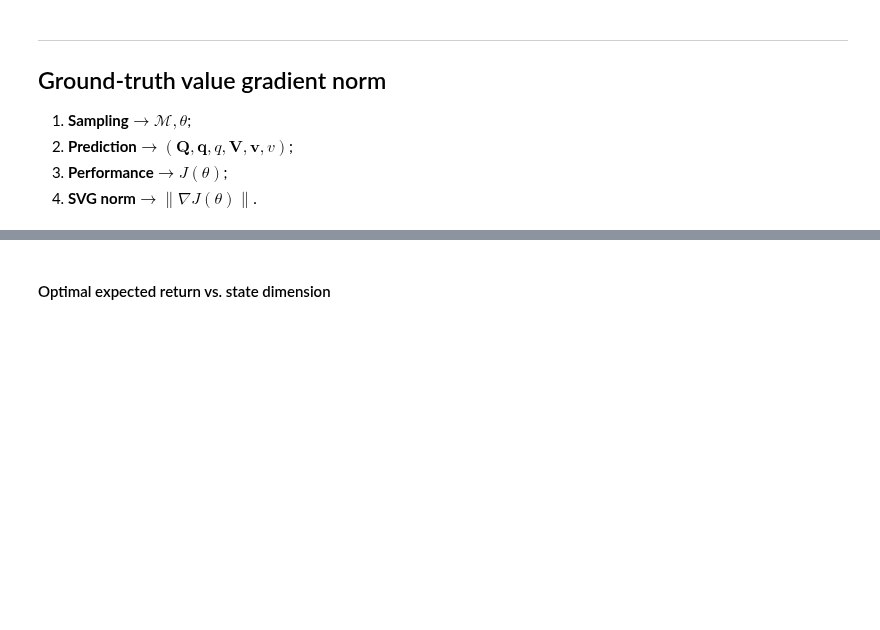
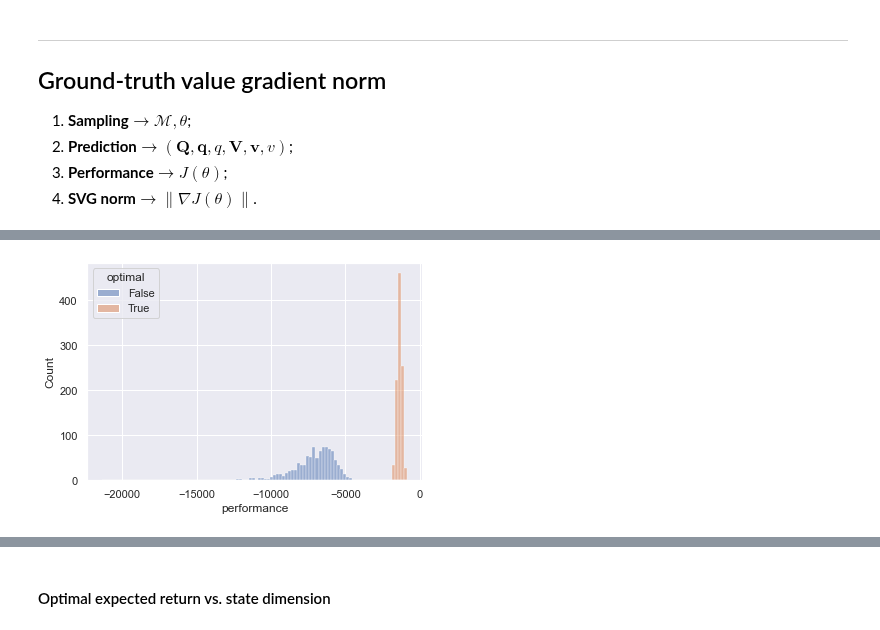
Before and after one commit to 0xangelo/LQSVG, a Jupyter notebook: experiments/notebooks/perf_and_grad.ipynb, the cells around one changed output, grey strips where cells are left out. Cells and saved outputs as stored; diff of their text form; code cells hidden in the pictures; blank space fills up the shorter version.

```diff
--- a/experiments/notebooks/perf_and_grad.ipynb
+++ b/experiments/notebooks/perf_and_grad.ipynb
@@ -425,0 +450,4 @@ def performance_samples(dims: tuple[int, int, int], optimal: bool = False, sampl
+# %%
+plot_optimal_vs_random_performances_hist((10, 10, 100), 1000)
+# %% [output]
+[figure, added]
```
Also changed, not shown: parts of 16 cells of this notebook.
